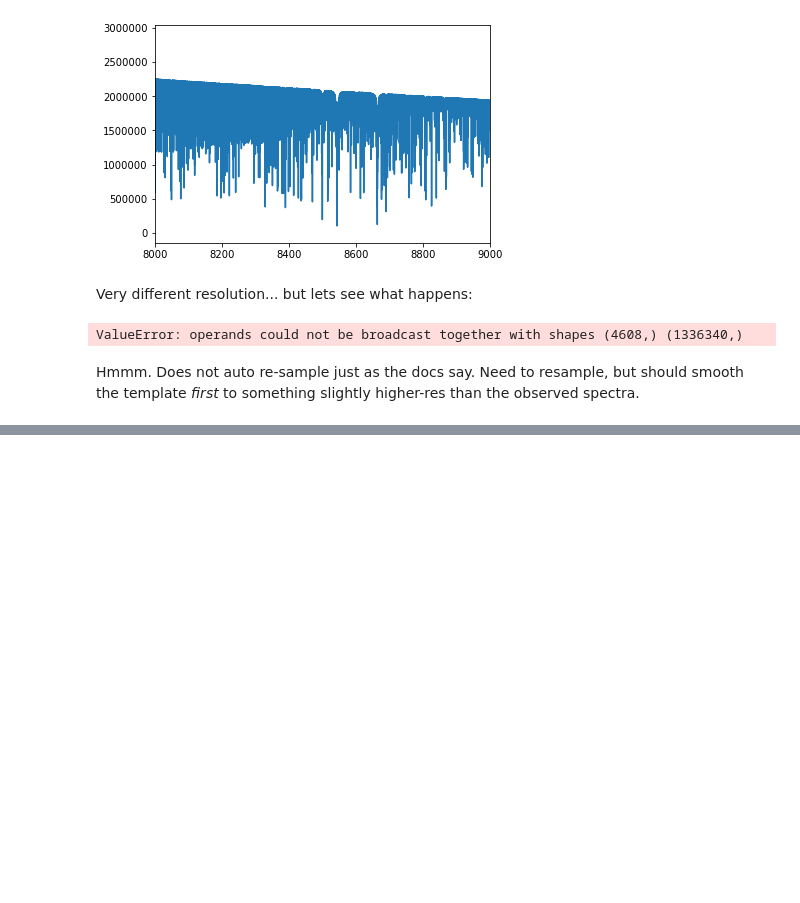
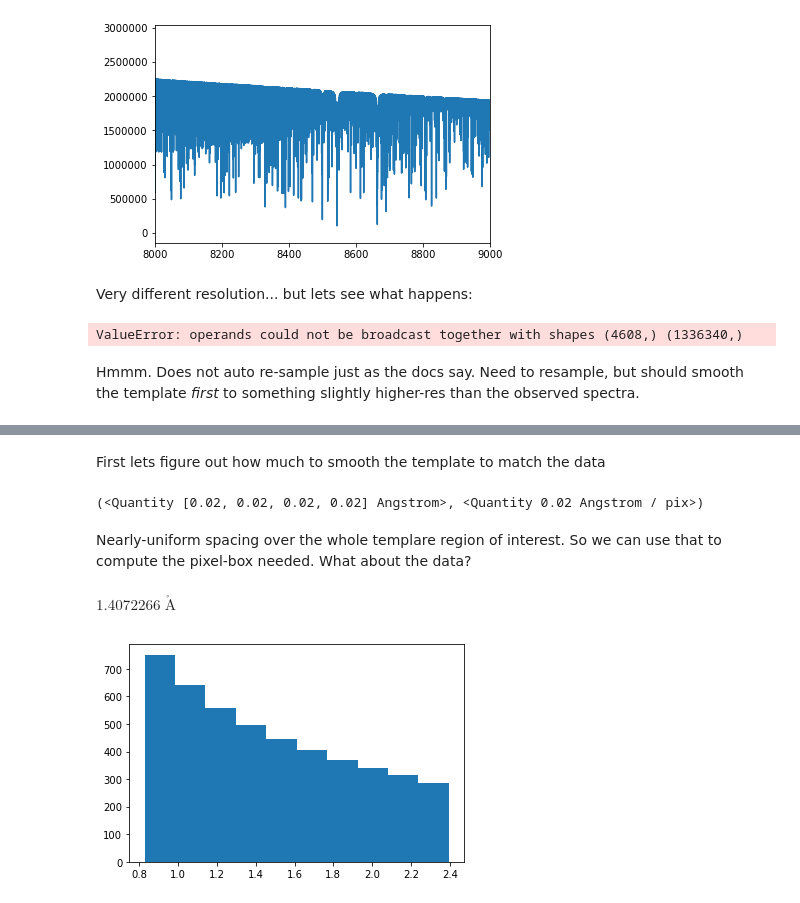
Before and after one commit to eteq/specutils, a Jupyter notebook: docs/Stellar cross-correlation.ipynb, the cells around one changed output, grey strips where cells are left out. Saved outputs shown, nothing was run; the diff lists cells and outputs as text; code cells hidden in the pictures; blank space fills up the shorter version.

```diff
--- a/docs/Stellar cross-correlation.ipynb
+++ b/docs/Stellar cross-correlation.ipynb
@@ -51,7 +51,8 @@ fn = data.download_file(url, timeout=30)
 brightspec = specutils.Spectrum1D.read(fn, format='SDSS-III/IV spec')
 
 plt.step(brightspec.wavelength, brightspec.flux)
-row['spectype'], row['z']*cnst.c.to(u.km/u.s)
+brightspec.radial_velocity = row['z']*cnst.c.to(u.km/u.s)
+row['spectype'], brightspec.radial_velocity
 # %% [output]
 ('K4III', <Quantity 87.08272388 km / s>)
 [figure]
@@ -102,0 +101,2 @@ Hmmm.  Does not auto re-sample just as the docs say. Need to resample, but shoul
+# %% [markdown]
+First lets figure out how much to smooth the template to match the data
@@ -102,0 +108,15 @@ Hmmm.  Does not auto re-sample just as the docs say. Need to resample, but shoul
+# %%
+overlap_msk = (brightspec.spectral_axis.min() < templ_spec5200.spectral_axis) & (templ_spec5200.spectral_axis < brightspec.spectral_axis.max())
+templ_scale = np.median(np.diff(templ_spec5200.spectral_axis[overlap_msk]))/u.pixel
+np.unique(np.diff(templ_spec5200.spectral_axis[overlap_msk])), templ_scale
+# %% [output]
+(<Quantity [0.02, 0.02, 0.02, 0.02] Angstrom>, <Quantity 0.02 Angstrom / pix>)
+# %% [markdown]
+Nearly-uniform spacing over the whole templare region of interest.  So we can use that to compute the pixel-box needed. What about the data?
+# %%
+dlamb = np.diff(brightspec.spectral_axis)
+plt.hist(dlamb.value)
+np.median(dlamb)
+# %% [output]
+$1.4072266 \; \mathrm{\mathring{A}}$
+[figure, added]
```
Also changed, not shown: parts of 14 cells of this notebook.
